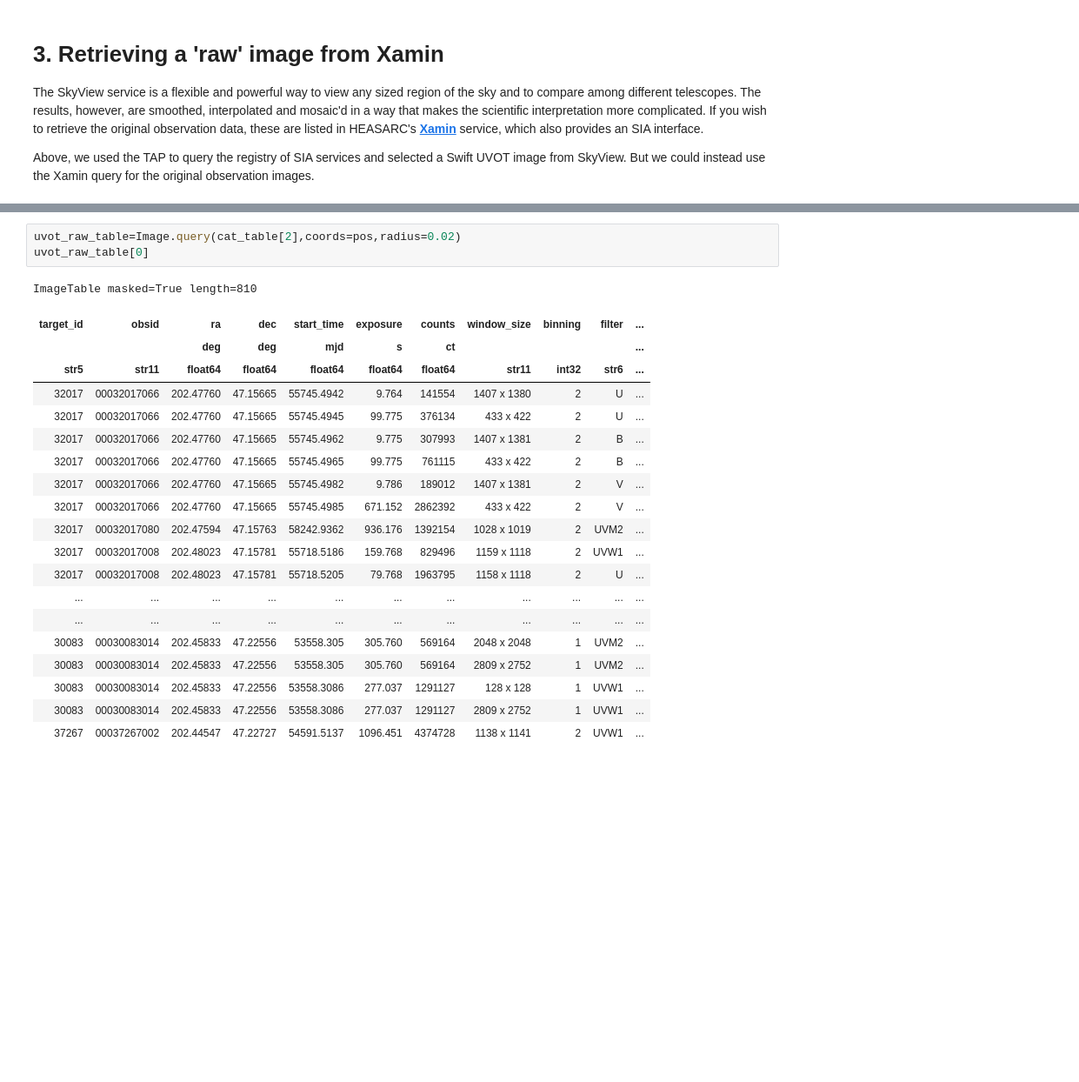
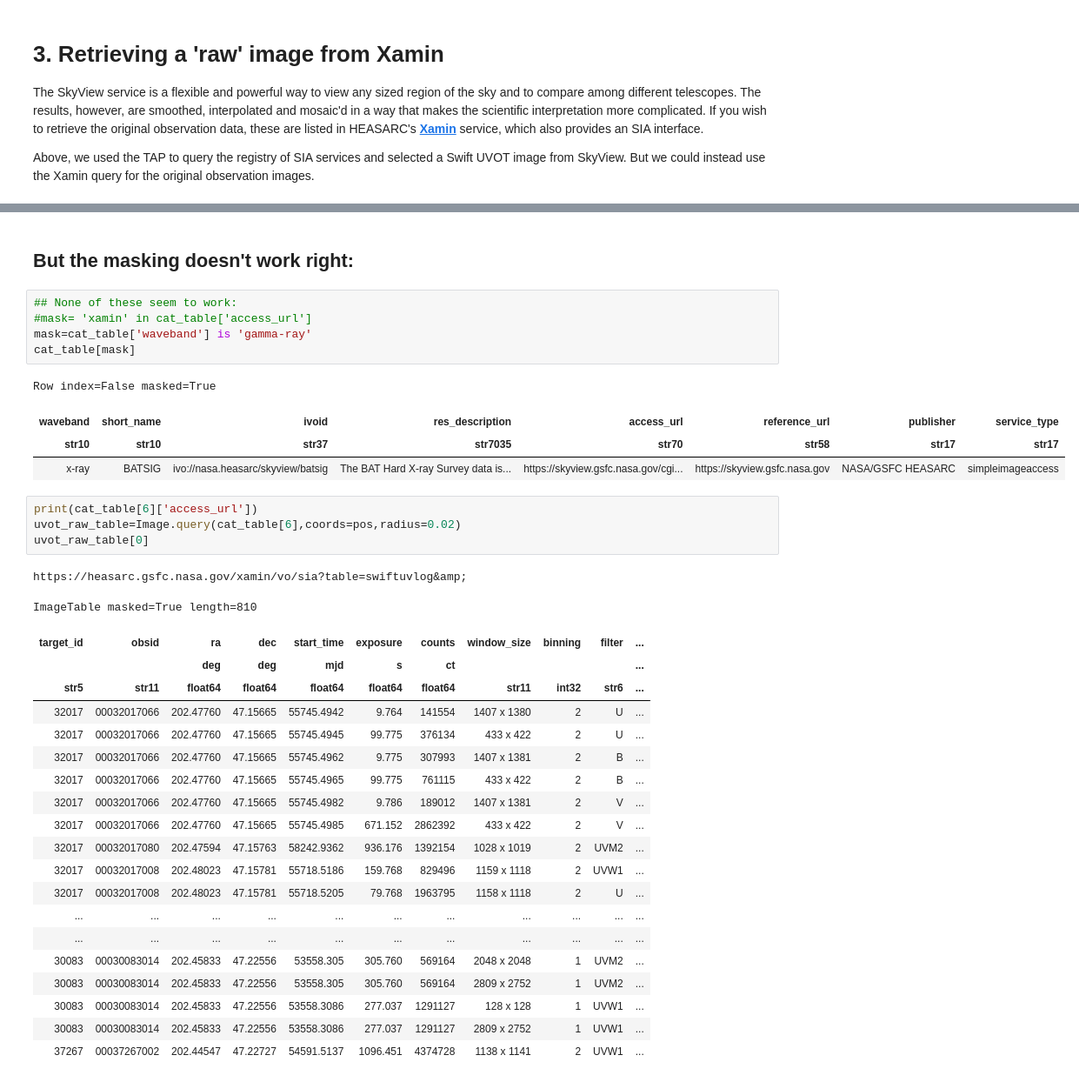
Before and after one commit to NASA-NAVO/navo-workshop, a Jupyter notebook: heasarc/Image_Access.ipynb, the cells around one changed output, grey strips where cells are left out. Shown at 87% size. Cells and saved outputs as stored; diff of their text form; blank space fills up the shorter version.

```diff
--- a/heasarc/Image_Access.ipynb
+++ b/heasarc/Image_Access.ipynb
@@ -179,8 +185,22 @@ Row index=2 masked=True
+# %% [markdown]
+## But the masking doesn't work right:
+# %%
+## None of these seem to work:
+#mask= 'xamin' in cat_table['access_url']
+mask=cat_table['waveband'] is 'gamma-ray'
+cat_table[mask]
+# %% [output]
+Row index=False masked=True
+| waveband | short_name | ivoid | res_description | access_url | reference_url | publisher | service_type |
+| str10 | str10 | str37 | str7035 | str70 | str58 | str17 | str17 |
+| x-ray | BATSIG | ivo://nasa.heasarc/skyview/batsig | The BAT Hard X-ray Survey data is... | https://skyview.gsfc.nasa.gov/cgi... | https://skyview.gsfc.nasa.gov | NASA/GSFC HEASARC | simpleimageaccess |
 # %%
-uvot_raw_table=Image.query(cat_table[2],coords=pos,radius=0.02)
+print(cat_table[6]['access_url'])
+uvot_raw_table=Image.query(cat_table[6],coords=pos,radius=0.02)
 uvot_raw_table[0]
 # %% [output]
-ImageTable masked=True length=810
+https://heasarc.gsfc.nasa.gov/xamin/vo/sia?table=swiftuvlog&amp;
+ImageTable masked=True length=810
 | target_id | obsid | ra | dec | start_time | exposure | counts | window_size | binning | filter | ... |
 |  |  | deg | deg | mjd | s | ct |  |  |  | ... |
 | str5 | str11 | float64 | float64 | float64 | float64 | float64 | str11 | int32 | str6 | ... |
```
Also changed, not shown: parts of 10 cells of this notebook, 3 other files.
